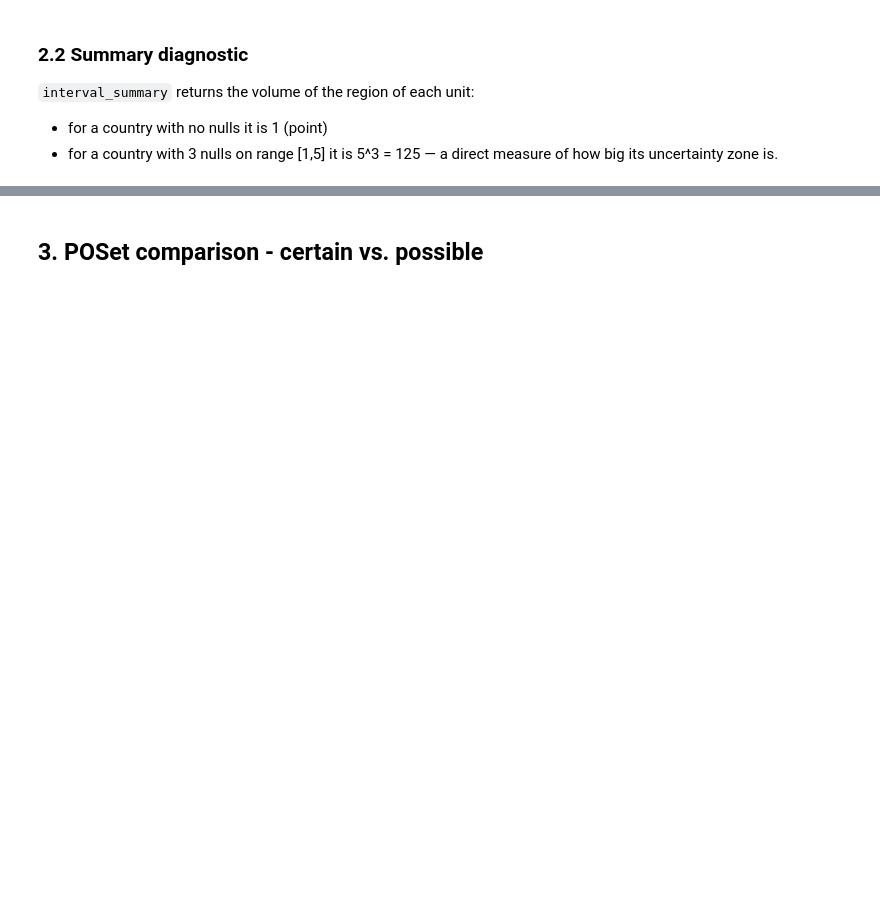
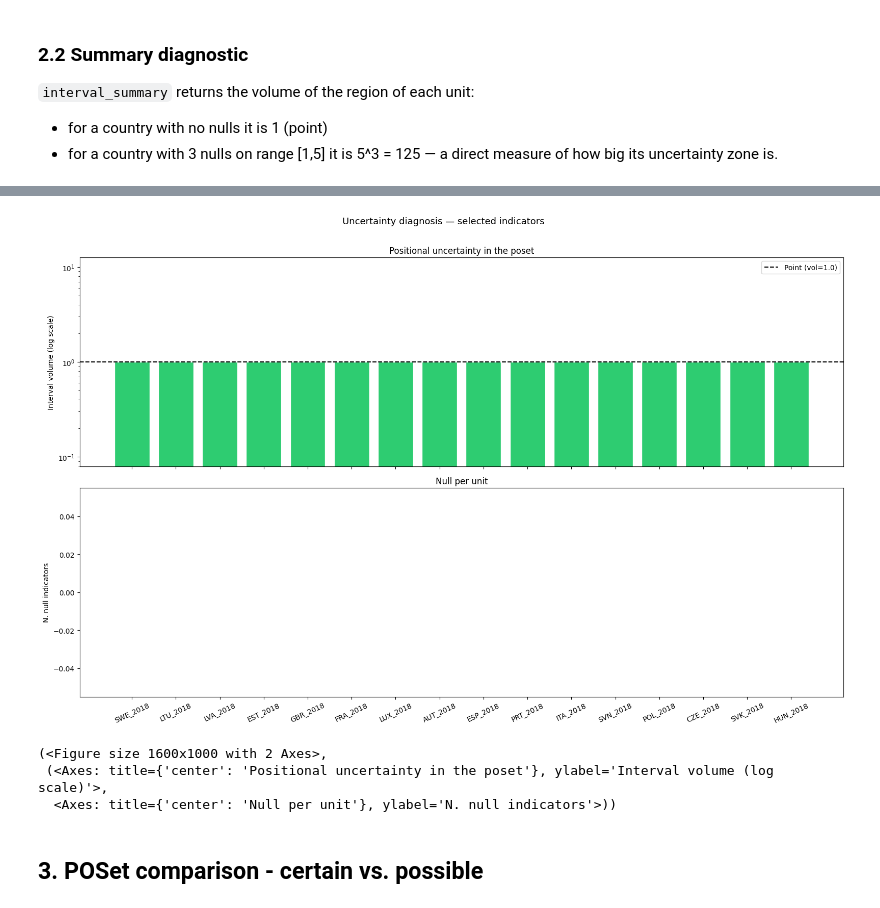
Before and after one commit to MarcoManduca/child_well-being, a Jupyter notebook: notebooks/050_Poset_creator.ipynb, the cells around one changed output, grey strips where cells are left out. Drawn from its saved outputs; the diff is of its cells as text; code cells hidden in the pictures; blank space fills up the shorter version.

```diff
--- a/notebooks/050_Poset_creator.ipynb
+++ b/notebooks/050_Poset_creator.ipynb
@@ -198,2 +310,58 @@ plt.show()
+# %%
+def plot_uncertainty_diagnosis(
+    summary: "pl.DataFrame",
+    figsize: tuple = (16, 10),
+    point_volume: float = 1.0,
+    save_path: str | None = None,
+    dpi: int = 150,
+):
+    """
+    Two-panel diagnostic: interval volume and null count per unit.
+
+    Parameters
+    ----------
+    summary : pl.DataFrame
+        Output of ``interval_summary(result)``.
+    """
+    units_s = summary["unit"].to_list()
+    volumes = summary["interval_volume"].to_list()
+    n_nulls = summary["n_null"].to_list()
+
+    fig, (ax1, ax2) = plt.subplots(2, 1, figsize=figsize, sharex=True)
+
+    # --- Panel 1: Interval volume ---
+    bar_colors = [
+        "#e74c3c" if v > point_volume else "#2ecc71" for v in volumes
+    ]
+    ax1.bar(units_s, volumes, color=bar_colors, edgecolor="white")
+    ax1.axhline(
+        point_volume, color="black", lw=1.5, ls="--", label=f"Point (vol={point_volume})"
+    )
+    ax1.set_ylabel("Interval volume (log scale)")
+    ax1.set_yscale("log")
+    ax1.set_title("Positional uncertainty in the poset")
+    ax1.legend()
+
+    # --- Panel 2: Null count ---
+    ax2.bar(units_s, n_nulls, color="#3498db", edgecolor="white")
+    ax2.set_ylabel("N. null indicators")
+    ax2.set_title("Null per unit")
+    ax2.tick_params(axis="x", rotation=25)
+
+    fig.suptitle("Uncertainty diagnosis — selected indicators", fontsize=13, y=1.01)
+    plt.tight_layout()
+
+    if save_path is not None:
+        fig.savefig(save_path, dpi=dpi, bbox_inches="tight")
+
+    plt.show()
+    return fig, (ax1, ax2)
+
+plot_uncertainty_diagnosis(summary)
+# %% [output]
+[figure, added]
+(<Figure size 1600x1000 with 2 Axes>,
+ (<Axes: title={'center': 'Positional uncertainty in the poset'}, ylabel='Interval volume (log scale)'>,
+  <Axes: title={'center': 'Null per unit'}, ylabel='N. null indicators'>))
 # %% [markdown]
 ## 3. POSet comparison - certain vs. possible
```
Also changed, not shown: parts of 12 cells of this notebook, 25 other files.
